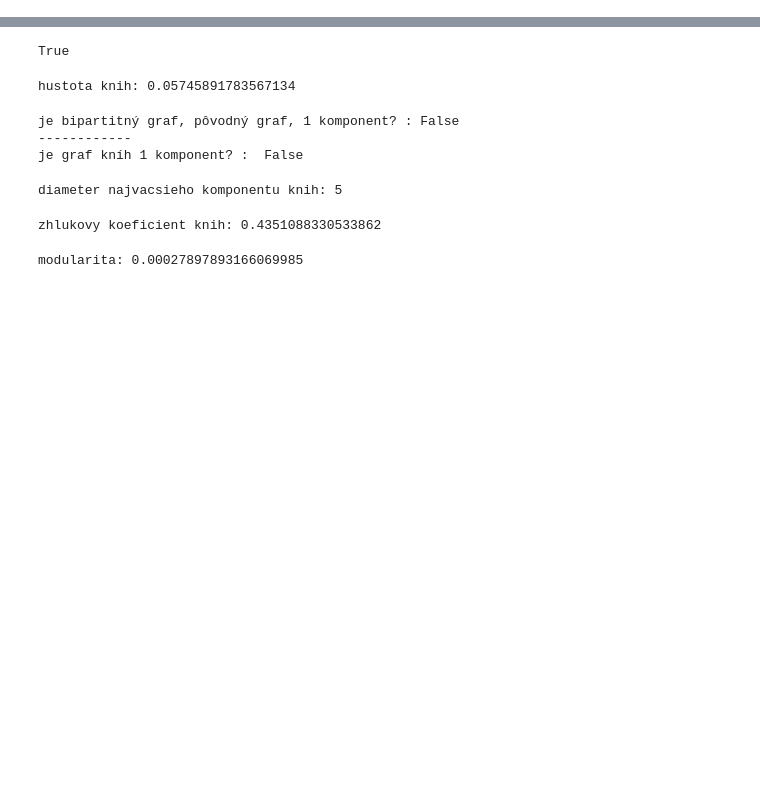
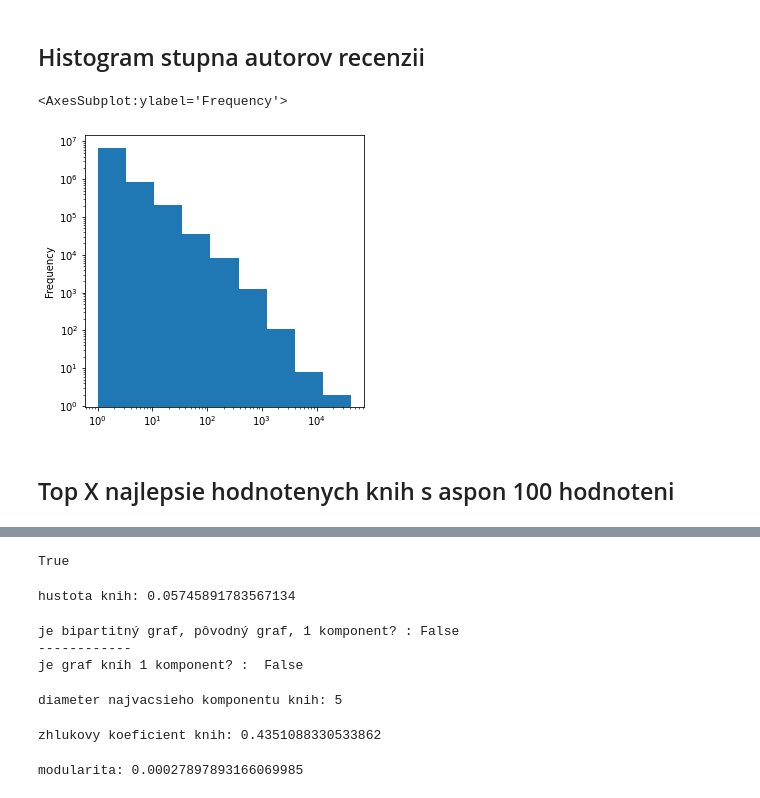
Before and after one commit to 01011001010/Veda-o-sietach-projekt, a Jupyter notebook: projekcia2.ipynb, the cells around one changed output, grey strips where cells are left out. Drawn from its saved outputs; the diff is of its cells as text; code cells hidden in the pictures; blank space fills up the shorter version.

```diff
--- a/projekcia2.ipynb
+++ b/projekcia2.ipynb
@@ -19,0 +41,10 @@ import matplotlib.cm as cm
+# %% [markdown]
+## Histogram stupna autorov recenzii
+# %%
+plt.figure(figsize=(5,5))
+plt.yscale('log')
+plt.xscale('log')
+df['ID_reviewer'].value_counts().plot(kind='hist', bins=np.logspace(np.log10(1),np.log10(43201), 10))
+# %% [output]
+<AxesSubplot:ylabel='Frequency'>
+[figure, added]
@@ -19,0 +75,2 @@ import matplotlib.cm as cm
+# %% [markdown]
+## Top X najlepsie hodnotenych knih s aspon 100 hodnoteni
```
Also changed, not shown: parts of 15 cells of this notebook, 1 other file.
